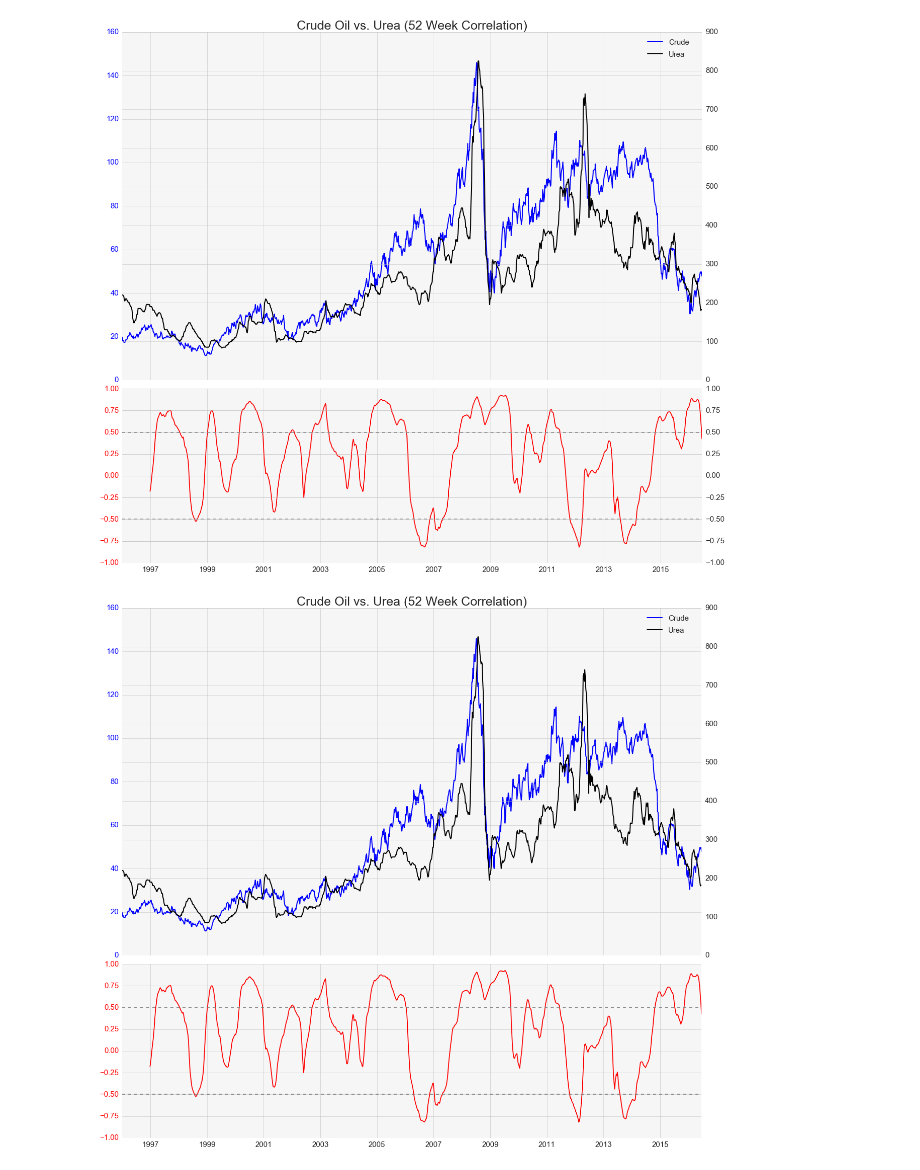
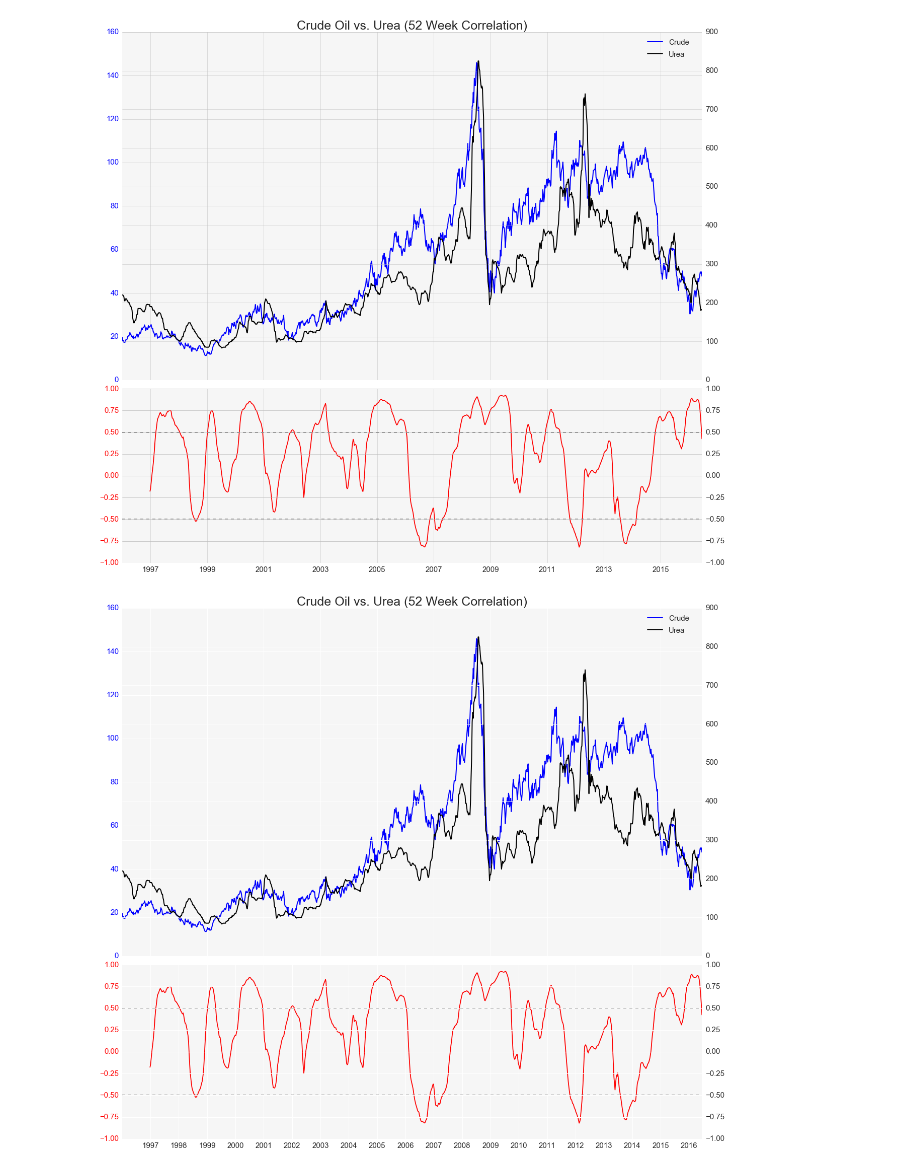
Before and after one commit to stei0792/chspython, a Jupyter notebook: Crude-Urea-Correlation.ipynb, the cells around one changed output. Drawn from its saved outputs; the diff is of its cells as text; code cells hidden in the pictures.

```diff
--- a/Crude-Urea-Correlation.ipynb
+++ b/Crude-Urea-Correlation.ipynb
@@ -239,6 +261,10 @@ plt.show()
 # %% [output]
 [figure]
 # %%
+import matplotlib.lines as mlines
+import matplotlib
+import matplotlib.dates as mdates
+
 crude = data['Crude']
 urea = data['Urea']
 roll_corr = data['roll_corr']
@@ -252,36 +278,42 @@ fig = plt.figure(facecolor='white',figsize=(20,12))
 axescolor = '#f6f6f6'  # the axes background color
 
 #making subplot size
-ax1 = fig.add_axes(rect1, axisbg=axescolor,sharex=ax2)  # left, bottom, width, height
+ax1 = fig.add_axes(rect1, axisbg=axescolor)  # left, bottom, width, height
 ax1t = ax1.twinx()
 ax2 = fig.add_axes(rect2, axisbg=axescolor)
+ax2t = ax2.twinx()
 
 #top subplot
 ax1.set_title('Crude Oil vs. Urea (52 Week Correlation)',size=25)
 ax1.tick_params(axis='y', which='major', labelsize=15,colors='blue')
 ax1t.tick_params(axis='y', which='major', labelsize=15)
 ax1.xaxis.set_ticklabels([])
 ax1.plot(crude,color='b',lw=2, label = 'Crude')
 ax1t.plot(urea,color='k',lw=2,label='Urea')
 
 #bottom subplot
 ax2.plot (roll_corr,'r')
 ax2.axhline(0.5, color='gray',linestyle = '--')
 ax2.axhline(-0.5, color='gray',linestyle = '--')
 ax2.yaxis.set_ticks([-1.0,-0.75,-0.5,-0.25,0,0.25,0.5,0.75,1.0])
 ax2.tick_params(axis='y', which='major', labelsize=15,colors='r')
 ax2.tick_params(axis='x', which='major', labelsize=15)
-ax2.set_xticks(['1996-01-10','2016-06-10'], minor=True)
-#ax2.xaxis.set_ticklabels(['1996-01-10','2016-06-10'],minor=True)
 ax2.set_xlim(['1996-01-05','2016-06-17'])
-
+ax2t.yaxis.set_ticks([-1.0,-0.75,-0.5,-0.25,0,0.25,0.5,0.75,1.0])
+ax2t.tick_params(axis='y', which='major', labelsize=15)
+#months = mdates.MonthLocator()
+year = mdates.YearLocator()
+timeFmt = mdates.DateFormatter('%Y')
+ax2.xaxis.set_major_locator(year)
+ax2.xaxis.set_major_formatter(timeFmt)
+#ax2.xaxis.set_minor_locator(months)
 
 #legend
 handles, labels = ax1.get_legend_handles_labels()
 ax1.legend(handles, labels,bbox_to_anchor=(0.99,1),prop={'size':15})
 handles, labels = ax1t.get_legend_handles_labels()
 ax1t.legend(handles,labels,bbox_to_anchor=(0.982,0.965),prop={'size':15})
 
 plt.show()
 # %% [output]
-[figure, old version]
+[figure, new version]
```
Also changed, not shown: parts of 2 cells of this notebook.
